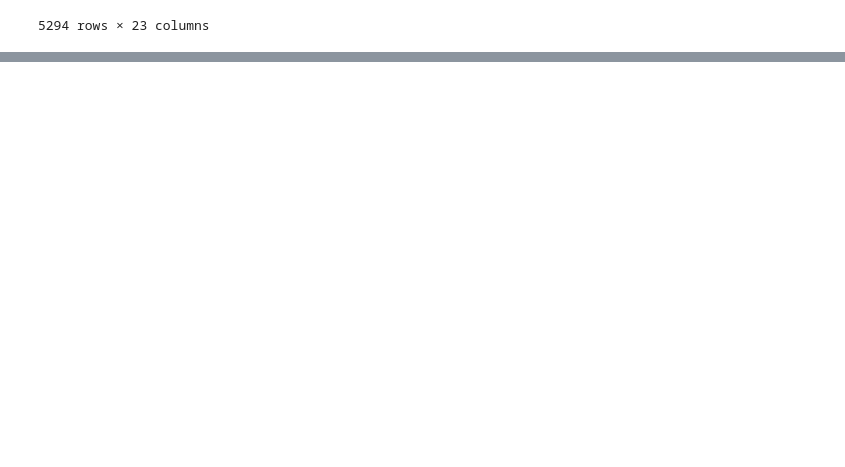
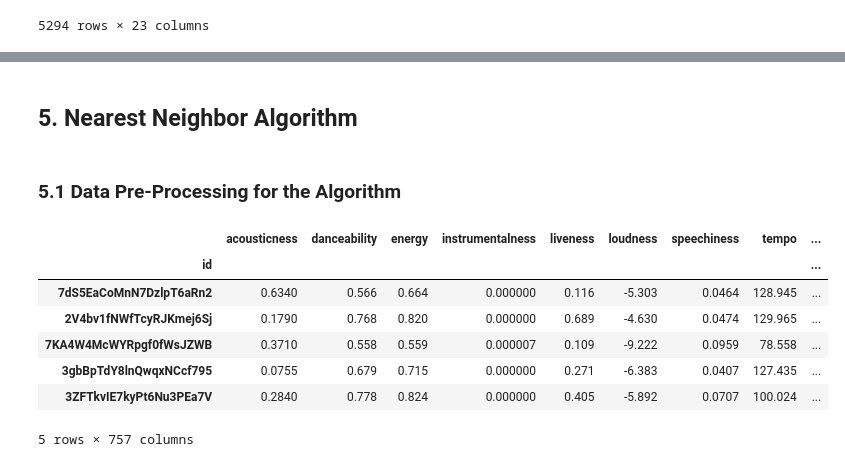
Before and after one commit to PranitMalhotra/Music-Recommendation-System, a Jupyter notebook: main.ipynb, the cells around one changed output, grey strips where cells are left out. Drawn from its saved outputs; the diff is of its cells as text; code cells hidden in the pictures; blank space fills up the shorter version.

```diff
--- a/main.ipynb
+++ b/main.ipynb
@@ -65,0 +125,16 @@ data
+# %%
+list_of_row, row = [], []
+
+for i in df['artist_genre']:
+  if isinstance(i, float):
+    pass
+  else:
+    genre_list = i.split(",")
+    for j in all_genre_list:
+        if j not in genre_list:
+            row.append(0)
+        else:
+            row.append(1)
+
+    list_of_row.append(row)
+    row=[]
@@ -65,0 +149,4 @@ data
+# %%
+df_genre = pd.DataFrame(list_of_row,columns=all_genre_list)
+df_genre['id'] = df['id'].copy()
+df_genre.head()
@@ -65,0 +173,4 @@ data
+# %%
+merged_df = pd.merge(df, df_genre, on='id')
+
+merged_df.head()
@@ -65,0 +287,21 @@ data
+# %% [markdown]
+## 5. Nearest Neighbor Algorithm
+# %% [markdown]
+### 5.1 Data Pre-Processing for the Algorithm
+# %%
+list1=['acousticness','danceability','energy','instrumentalness','liveness','loudness','speechiness','tempo','valence']
+list2=list(df_genre.columns)
+dataset = merged_df[list1+list2].copy()
+
+dataset.set_index('id',drop=True,inplace=True)
+# %%
+dataset.head()
+# %% [output]
+|  | acousticness | danceability | energy | instrumentalness | liveness | loudness | speechiness | tempo | ... |
+| id |  |  |  |  |  |  |  |  | ... |
+| 7dS5EaCoMnN7DzlpT6aRn2 | 0.6340 | 0.566 | 0.664 | 0.000000 | 0.116 | -5.303 | 0.0464 | 128.945 | ... |
+| 2V4bv1fNWfTcyRJKmej6Sj | 0.1790 | 0.768 | 0.820 | 0.000000 | 0.689 | -4.630 | 0.0474 | 129.965 | ... |
+| 7KA4W4McWYRpgf0fWsJZWB | 0.3710 | 0.558 | 0.559 | 0.000007 | 0.109 | -9.222 | 0.0959 | 78.558 | ... |
+| 3gbBpTdY8lnQwqxNCcf795 | 0.0755 | 0.679 | 0.715 | 0.000000 | 0.271 | -6.383 | 0.0407 | 127.435 | ... |
+| 3ZFTkvIE7kyPt6Nu3PEa7V | 0.2840 | 0.778 | 0.824 | 0.000000 | 0.405 | -5.892 | 0.0707 | 100.024 | ... |
+5 rows × 757 columns
```
Also changed, not shown: parts of 44 cells of this notebook, 1 other file.
